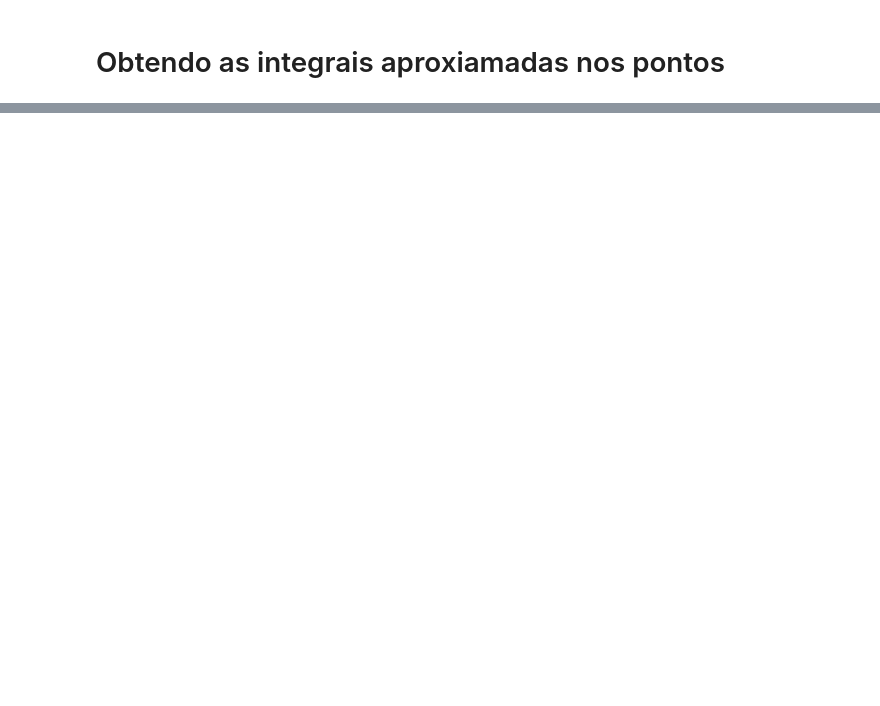
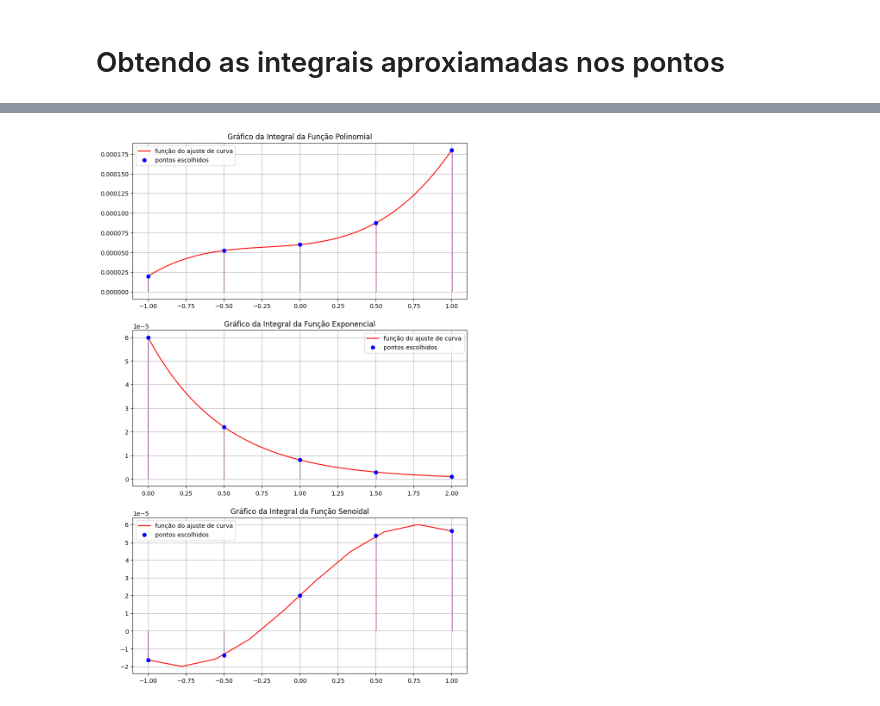
Before and after one commit to oJordany/quartoPeriodoFacul, a Jupyter notebook: matematicaComputacional/exerciciosAula16/integracaoNumerica.ipynb, the cells around one changed output, grey strips where cells are left out. Saved outputs shown, nothing was run; the diff lists cells and outputs as text; code cells hidden in the pictures; blank space fills up the shorter version.

```diff
--- a/matematicaComputacional/exerciciosAula16/integracaoNumerica.ipynb
+++ b/matematicaComputacional/exerciciosAula16/integracaoNumerica.ipynb
@@ -45,15 +43,20 @@ Pontos da senoidal:  [-1.  -0.5  0.   0.5  1. ]
 # %% [markdown]
 # Obtendo as integrais aproxiamadas nos pontos
 # %%
-def getIntegralOnThePoints(Xs:list):
+def getIntegralOnThePoints(Xs:list, f):
     Ys = []
     for x in Xs:
         a = x - 10**(-5)
         b = x + 10**(-5)
-        print(a, b)
-        Ys.append(trapezio([a,b], p))
+        # print(a, b)
+        Ys.append(trapezio([a,b], f))
     return Ys
 
-yP = getIntegralOnThePoints([-1,-0.5,0,0.5,1])
-print(yP)
+yP = getIntegralOnThePoints(xP, p)
+yE = getIntegralOnThePoints(xE, e)
+yS = getIntegralOnThePoints(xS, s)
+
+print('Pontos Y da polinomial: ',yP)
+print('Pontos Y da exponencial: ', yE)
+print('Pontos Y da senoidal: ', yS)
 # %% [output]
@@ -273,0 +166,78 @@ Integral nos 5 pontos = 3.513487172039482
+# %%
+# Definindo a função da integral aproximada para qualquer ponto na função polinomial
+mq = MQ()
+xPOriginal = np.linspace(min(xP), max(xP), 50)
+yPOriginal = [ e(x) for x in xPOriginal]
+mq.fit(xP, yP, [lambda x: 1, lambda x: x, lambda x: x**2, lambda x: x**3])
+xP_line = np.linspace(min(xP), max(xP), 50)
+yP_line = list(map(lambda x: mq.calc(x), xP_line))
+
+#plotando
+fig = plt.figure(figsize=(10,16))
+fig.add_subplot(311)
+plt.plot(xP_line, yP_line, 'r-', label="função do ajuste de curva")
+plt.plot(xP, yP, 'bo', label="pontos escolhidos")
+
+for i in range(len(xP)):
+  x0 = xP[i] - 10**(-5)
+  x1 = xP[i] + 10**(-5)
+  y0 = mq.calc(x0)
+  y1 = mq.calc(x1)
+  plt.fill_between([x0,x1], [y0,y1], color='purple', alpha=1)
+
+plt.title("Gráfico da Integral da Função Polinomial")
+plt.legend()
+plt.grid()
+
+# Definindo a função da integral aproximada para qualquer ponto na função exponencial
+mq = MQ()
+xEOriginal = np.linspace(min(xE), max(xE), 50)
+yEOriginal = [ e(x) for x in xEOriginal]
+yELog = [np.log(y) for y in yE]
+mq.fit(xE, yELog, [lambda x: 1, lambda x: x])
+xE_line = np.linspace(min(xE), max(xE), 50)
+yE_line = list(map(lambda x: mq.calc_exp(x), xE_line))
+
+# plotando:
+fig.add_subplot(312)
+plt.plot(xE_line, yE_line, 'r-', label="função do ajuste de curva")
+plt.plot(xE, yE, 'bo', label="pontos escolhidos")
+
+for i in range(len(xE)):
+  x0 = xE[i] - 10**(-5)
+  x1 = xE[i] + 10**(-5)
+  y0 = mq.calc_exp(x0)
+  y1 = mq.calc_exp(x1)
+  plt.fill_between([x0,x1], [y0,y1], color='purple', alpha=1)
+
+plt.title("Gráfico da Integral da Função Exponencial")
+plt.legend()
+plt.grid()
+
+
+# Definindo a função da integral aproximada para qualquer ponto na função senoidal
+mq = MQ()
+xSOriginal = np.linspace(min(xS), max(xS), 50)
+ySOriginal = [ s(x) for x in xSOriginal]
+mq.fit(xS, yS, [lambda x: 1, lambda x: np.sin(2*x)])
+xS_line = np.linspace(min(xS), max(xS), 10)
+yS_line = list(map(lambda x: mq.calc_seno(x), xS_line))
+
+# plotando
+fig.add_subplot(313)
+plt.plot(xS_line, yS_line, 'r-', label="função do ajuste de curva")
+plt.plot(xS, yS, 'bo', label="pontos escolhidos")
+
+for i in range(len(xS)):
+  x0 = xS[i] - 10**(-5)
+  x1 = xS[i] + 10**(-5)
+  y0 = mq.calc_seno(x0)
+  y1 = mq.calc_seno(x1)
+  plt.fill_between([x0,x1], [y0,y1], color='purple', alpha=1)
+
+plt.title("Gráfico da Integral da Função Senoidal")
+plt.legend()
+plt.grid()
+plt.show()
+# %% [output]
+[figure, added]
```
Also changed, not shown: parts of 11 cells of this notebook, 2 other files.
